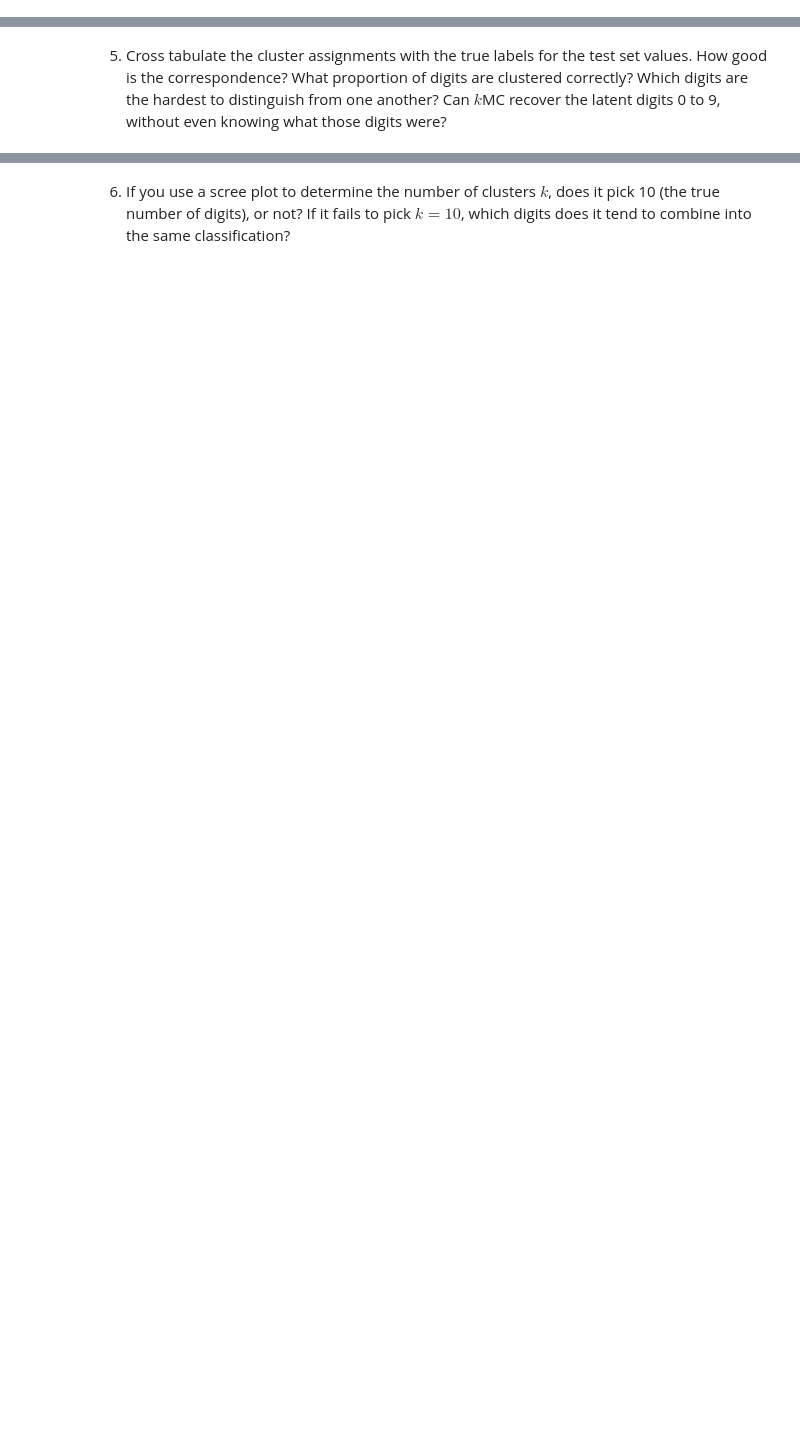
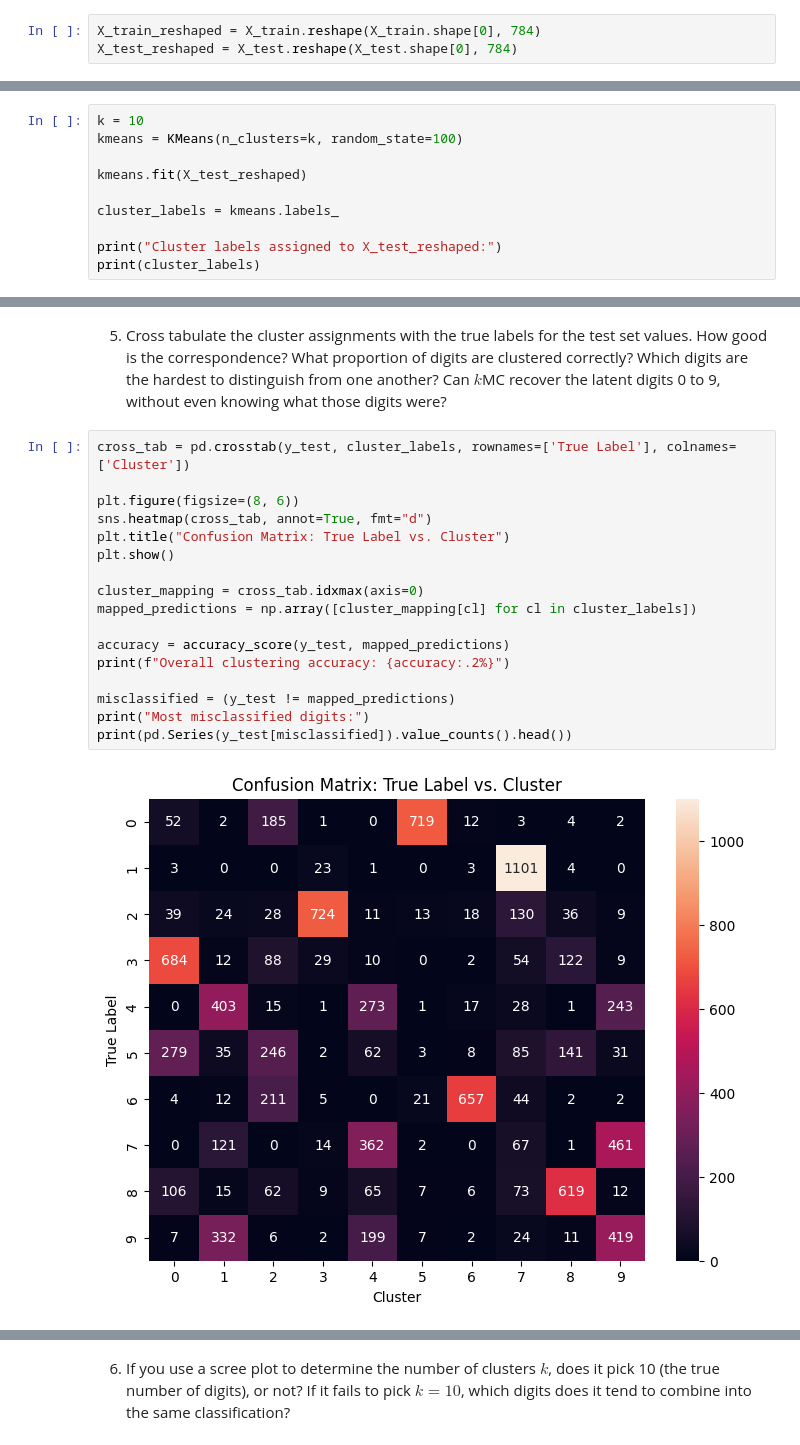
Before and after one commit to pnr3kr/clustering, a Jupyter notebook: assignment/assignment_clustering.ipynb, the cells around one changed output, grey strips where cells are left out. Drawn from its saved outputs; the diff is of its cells as text; blank space fills up the shorter version.

```diff
--- a/assignment/assignment_clustering.ipynb
+++ b/assignment/assignment_clustering.ipynb
@@ -294,4 +335,17 @@ ModuleNotFoundError: No module named 'tensorflow'
 # %% [markdown]
 3. Use Numpy's `.reshape()` method to covert the training and testing data from a matrix into an vector of features. So, `X_test[index].reshape((1,784))` will convert the $index$-th element of `X_test` into a $28\times 28=784$-length row vector of values, rather than a matrix. Turn `X_train` into an $N \times 784$ matrix $X$ that is suitable for scikit-learn's kNN classifier where $N$ is the number of observations and $784=28*28$ (you could use, for example, a `for` loop).
+# %%
+X_train_reshaped = X_train.reshape(X_train.shape[0], 784)
+X_test_reshaped = X_test.reshape(X_test.shape[0], 784)
 # %% [markdown]
 4. Use $k$ means clustering on the reshaped `X_test` data with `k=10`.
+# %%
+k = 10
+kmeans = KMeans(n_clusters=k, random_state=100)
+
+kmeans.fit(X_test_reshaped)
+
+cluster_labels = kmeans.labels_
+
+print("Cluster labels assigned to X_test_reshaped:")
+print(cluster_labels)
@@ -298,2 +355,21 @@ ModuleNotFoundError: No module named 'tensorflow'
 # %% [markdown]
 5. Cross tabulate the cluster assignments with the true labels for the test set values. How good is the correspondence? What proportion of digits are clustered correctly? Which digits are the hardest to distinguish from one another? Can $k$MC recover the latent digits 0 to 9, without even knowing what those digits were?
+# %%
+cross_tab = pd.crosstab(y_test, cluster_labels, rownames=['True Label'], colnames=['Cluster'])
+
+plt.figure(figsize=(8, 6))
+sns.heatmap(cross_tab, annot=True, fmt="d")
+plt.title("Confusion Matrix: True Label vs. Cluster")
+plt.show()
+
+cluster_mapping = cross_tab.idxmax(axis=0)
+mapped_predictions = np.array([cluster_mapping[cl] for cl in cluster_labels])
+
+accuracy = accuracy_score(y_test, mapped_predictions)
+print(f"Overall clustering accuracy: {accuracy:.2%}")
+
+misclassified = (y_test != mapped_predictions)
+print("Most misclassified digits:")
+print(pd.Series(y_test[misclassified]).value_counts().head())
+# %% [output]
+[figure, added]
```
Also changed, not shown: parts of 20 cells of this notebook.
